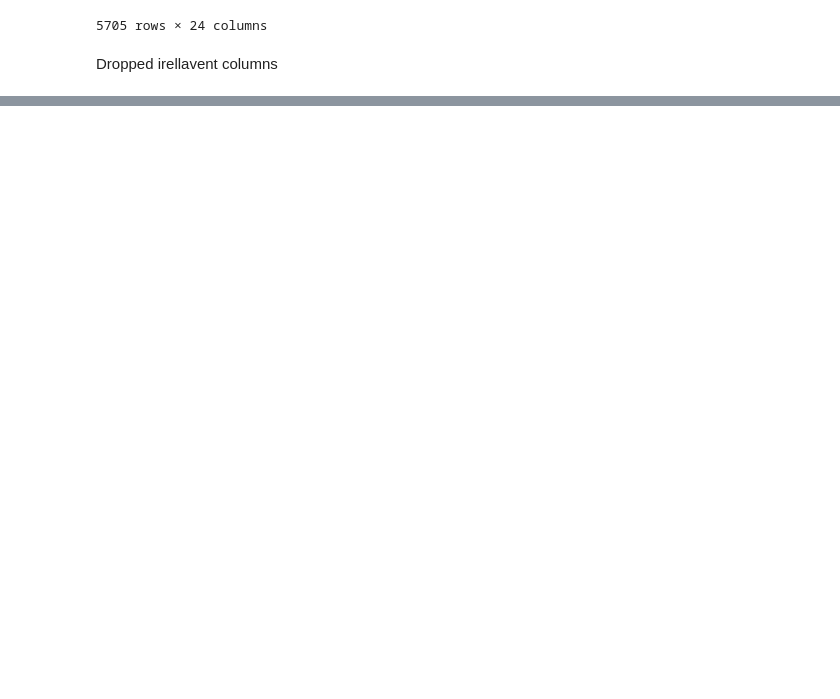
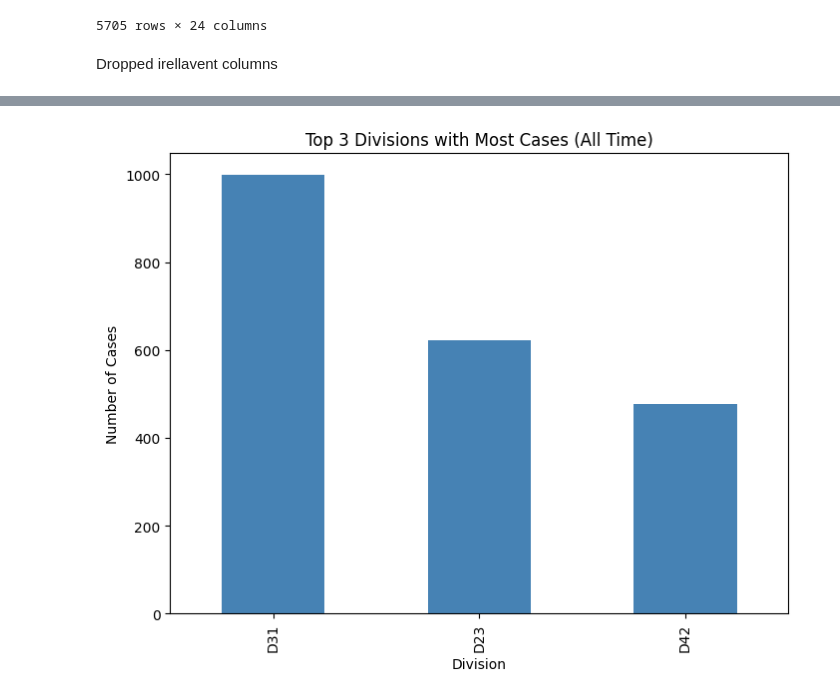
Before and after one commit to Jpeng23/MMAI5100_group6, a Jupyter notebook: project.ipynb, the cells around one changed output, grey strips where cells are left out. Saved outputs shown, nothing was run; the diff lists cells and outputs as text; code cells hidden in the pictures; blank space fills up the shorter version.

```diff
--- a/project.ipynb
+++ b/project.ipynb
@@ -521,0 +409,13 @@ plt.show()
+# %%
+top_divisions_all_time = df7['DIVISION'].value_counts().nlargest(3)
+plt.figure(figsize=(8, 6))
+top_divisions_all_time.plot(kind='bar',color='steelblue')
+plt.title('Top 3 Divisions with Most Cases (All Time)')
+plt.xlabel('Division')
+plt.ylabel('Number of Cases')
+
+
+
+plt.show()
+# %% [output]
+[figure, added]
```
Also changed, not shown: parts of 87 cells of this notebook.
